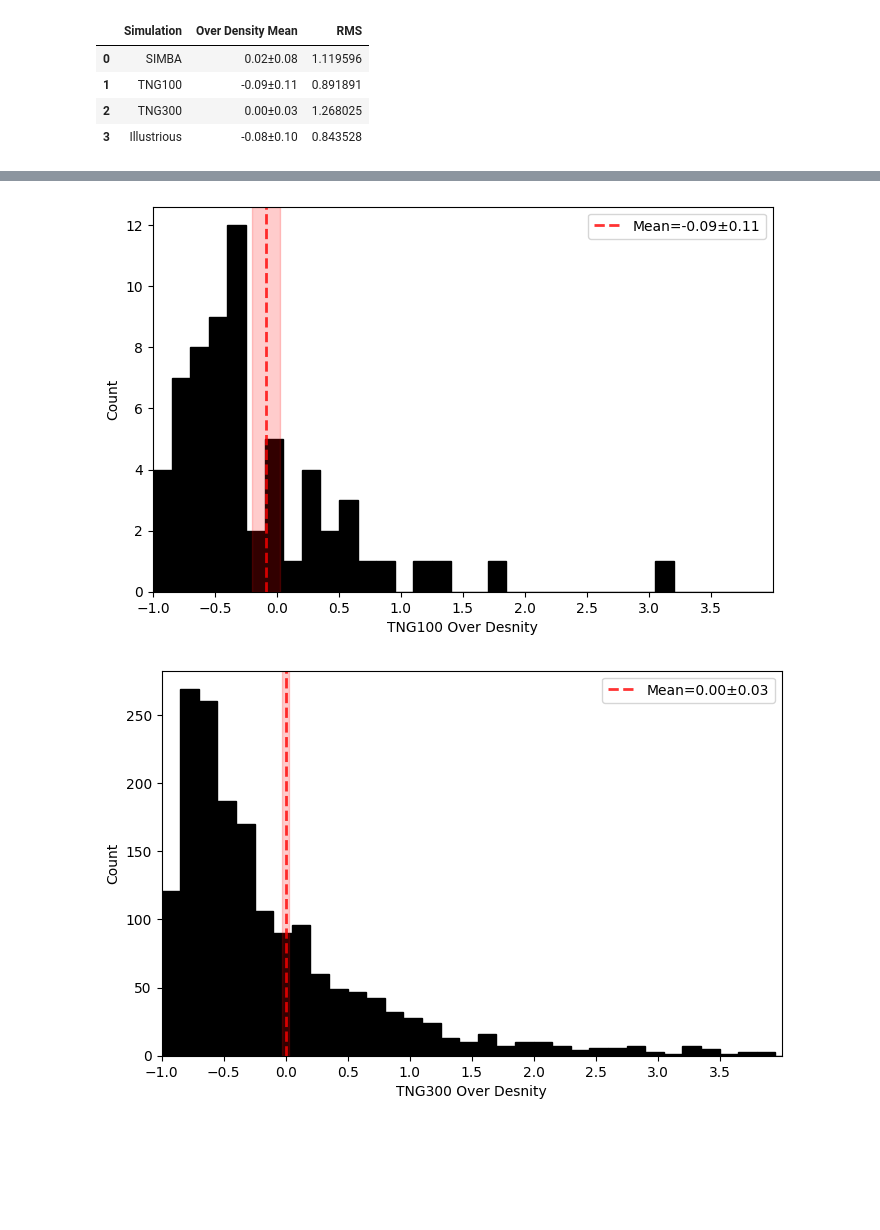
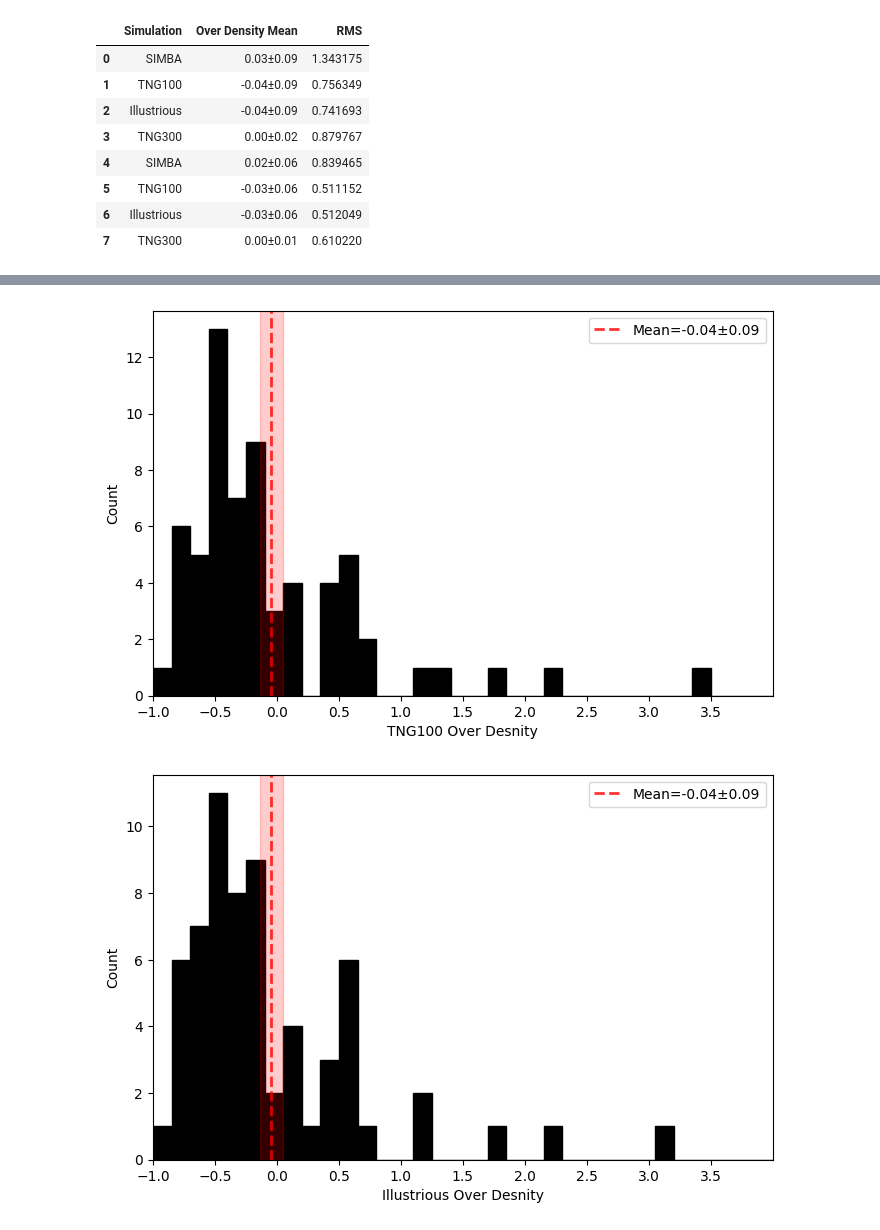
Before and after one commit to PADGE383/Sigma8, a Jupyter notebook: Sigma8.ipynb, the cells around one changed output, grey strips where cells are left out. Drawn from its saved outputs; the diff is of its cells as text; code cells hidden in the pictures; blank space fills up the shorter version.

Commit message:
Current Version

```diff
--- a/Sigma8.ipynb
+++ b/Sigma8.ipynb
@@ -24,0 +53,4 @@ SIMBAgrouppath  = "/Volumes/Seagate/Simba-Flag/output/groups_001/m100n1024_151.h
+# %%
+temp_counts=count_in_spheres(temp_pos,temp_centers)
+# %%
+temp_stats=Stats(temp_counts)
@@ -96,0 +319,31 @@ def Stats(path, num):
+# %%
+#This is runs both the luminosity count and then also the mass over desity to compare (does not currently support simba)
+# sim_array=[["SIMBA",SIMBAgrouppath,0],
+#           ["TNG100",TNG1grouppath,TNG1num],
+#           ["Illustrious",ILLgrouppath,ILLnum],
+#           ["TNG300",TNG3grouppath,TNG3num]] #name,path,num
+sim_array=[["SIMBA",SIMBAgrouppath,0],["TNG100",TNG1grouppath,TNG1num],["Illustrious",ILLgrouppath,ILLnum],["TNG300",TNG3grouppath,TNG3num]] #name,path,num
+
+name_display=[]
+rho_display=[]
+rms_display=[]
+rho_over_display=[]
+rho_mean=[]
+rho_err=[]
+for i in sim_array:
+    name_display.append(i[0])
+    temp_stats=LumStats(i[1],i[2]) #0 Mean,1 Standard Devation,2 Standard Error,3 Mean+/-Error,4 Root Mean Square,5 Over density
+    rho_mean.append(temp_stats[0])
+    rho_err.append(temp_stats[2])
+    rho_display.append(temp_stats[3])
+    rms_display.append(temp_stats[4])
+    rho_over_display.append(temp_stats[5])
+
+for i in sim_array:
+    name_display.append(i[0])
+    temp_stats=Stats(i[1],i[2]) #0 Mean,1 Standard Devation,2 Standard Error,3 Mean+/-Error,4 Root Mean Square,5 Over density
+    rho_mean.append(temp_stats[0])
+    rho_err.append(temp_stats[2])
+    rho_display.append(temp_stats[3])
+    rms_display.append(temp_stats[4])
+    rho_over_display.append(temp_stats[5])
@@ -123,16 +383,20 @@ Exception: Group catalog does not have requested field [GroupPos]!
 # %%
 #Rows for DF and displays
 rows=[]
-for i in range(4):
+for i in range(len(name_display)):
     rows.append({"Simulation":name_display[i], "Over Density Mean":rho_display[i], "RMS":rms_display[i]})
 displaydf=pd.DataFrame(rows)
 display(displaydf)
 # %% [output]
 |  | Simulation | Over Density Mean | RMS |
-| 0 | SIMBA | 0.02±0.08 | 1.119596 |
-| 1 | TNG100 | -0.09±0.11 | 0.891891 |
-| 2 | TNG300 | 0.00±0.03 | 1.268025 |
-| 3 | Illustrious | -0.08±0.10 | 0.843528 |
+| 0 | SIMBA | 0.03±0.09 | 1.343175 |
+| 1 | TNG100 | -0.04±0.09 | 0.756349 |
+| 2 | Illustrious | -0.04±0.09 | 0.741693 |
+| 3 | TNG300 | 0.00±0.02 | 0.879767 |
+| 4 | SIMBA | 0.02±0.06 | 0.839465 |
+| 5 | TNG100 | -0.03±0.06 | 0.511152 |
+| 6 | Illustrious | -0.03±0.06 | 0.512049 |
+| 7 | TNG300 | 0.00±0.01 | 0.610220 |
 # %%
 #Range and Bins
 x_min = -1
@@ -141,7 +405,7 @@ x_max = 4
 bin_width = 0.15
 bins = np.arange(x_min, x_max + bin_width, bin_width)
 
-for i in range(len(sim_array)):
+for i in range(len(rho_over_display)):
     #Plot histogram
     plt.figure(figsize=(8,5))
 
@@ -155,7 +419,7 @@ for i in range(len(sim_array)):
     plt.axvspan(rho_mean[i] - rho_err[i], rho_mean[i] + rho_err[i], color='red', alpha=0.2)
 
     #Labels and title
-    plt.xlabel(sim_array[i][0]+" Over Desnity")
+    plt.xlabel(name_display[i]+" Over Desnity")
     plt.ylabel("Count")
     plt.xticks(np.arange(x_min, x_max, .5))
     plt.xlim(x_min, x_max)
@@ -167,2 +431,2 @@ for i in range(len(sim_array)):
-[figure, old version]
+[figure, new version]
-[figure, old version]
+[figure, new version]
```
Also changed, not shown: parts of 24 cells of this notebook.
